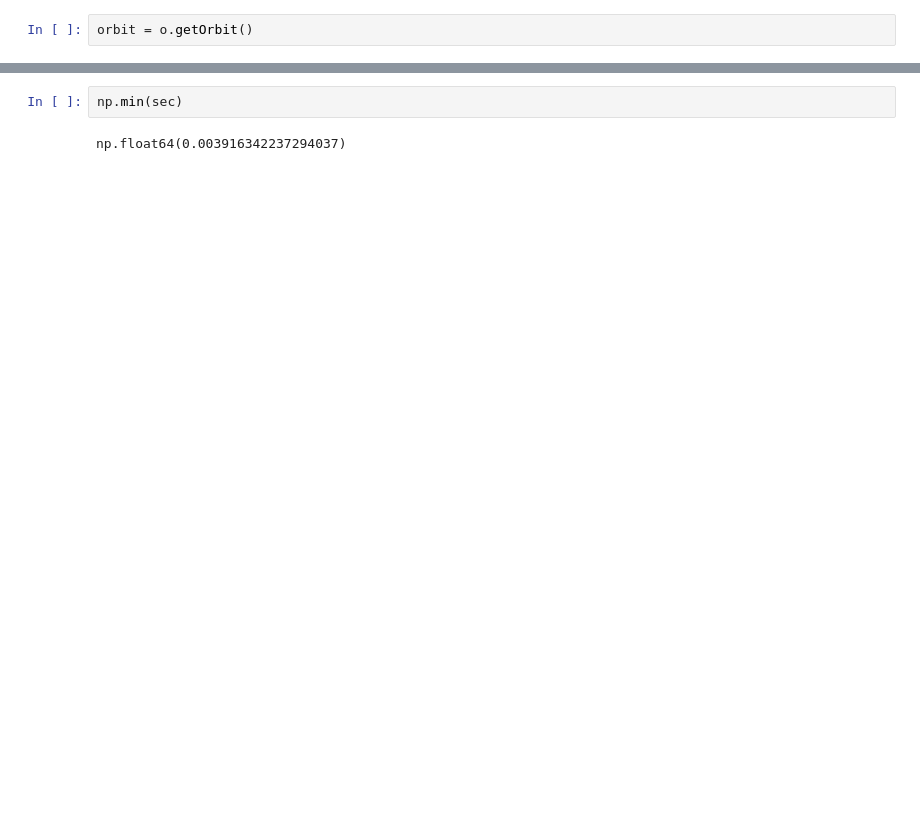
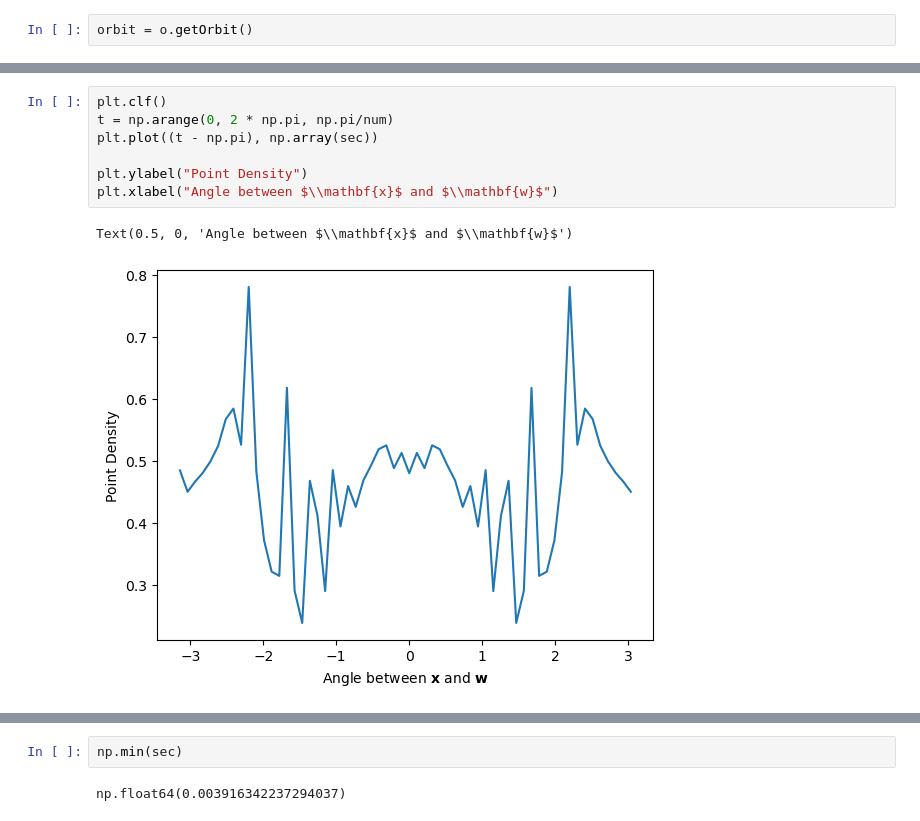
Before and after one commit to shauryagarg145/dark-matter-waves, a Jupyter notebook: solving_trajectories.ipynb, the cells around one changed output, grey strips where cells are left out. Drawn from its saved outputs; the diff is of its cells as text; blank space fills up the shorter version.

```diff
--- a/solving_trajectories.ipynb
+++ b/solving_trajectories.ipynb
@@ -153,3 +166,13 @@ o -3.0630528372500483 3.0630528372500483
+# %%
+plt.clf()
+t = np.arange(0, 2 * np.pi, np.pi/num)
+plt.plot((t - np.pi), np.array(sec))
+
+plt.ylabel("Point Density")
+plt.xlabel("Angle between $\\mathbf{x}$ and $\\mathbf{w}$")
+# %% [output]
+Text(0.5, 0, 'Angle between $\\mathbf{x}$ and $\\mathbf{w}$')
+[figure, added]
 # %%
 plt.clf()
 t = np.arange(0, 2 * np.pi, np.pi/num)
```
Also changed, not shown: parts of 11 cells of this notebook, 4 other files.
